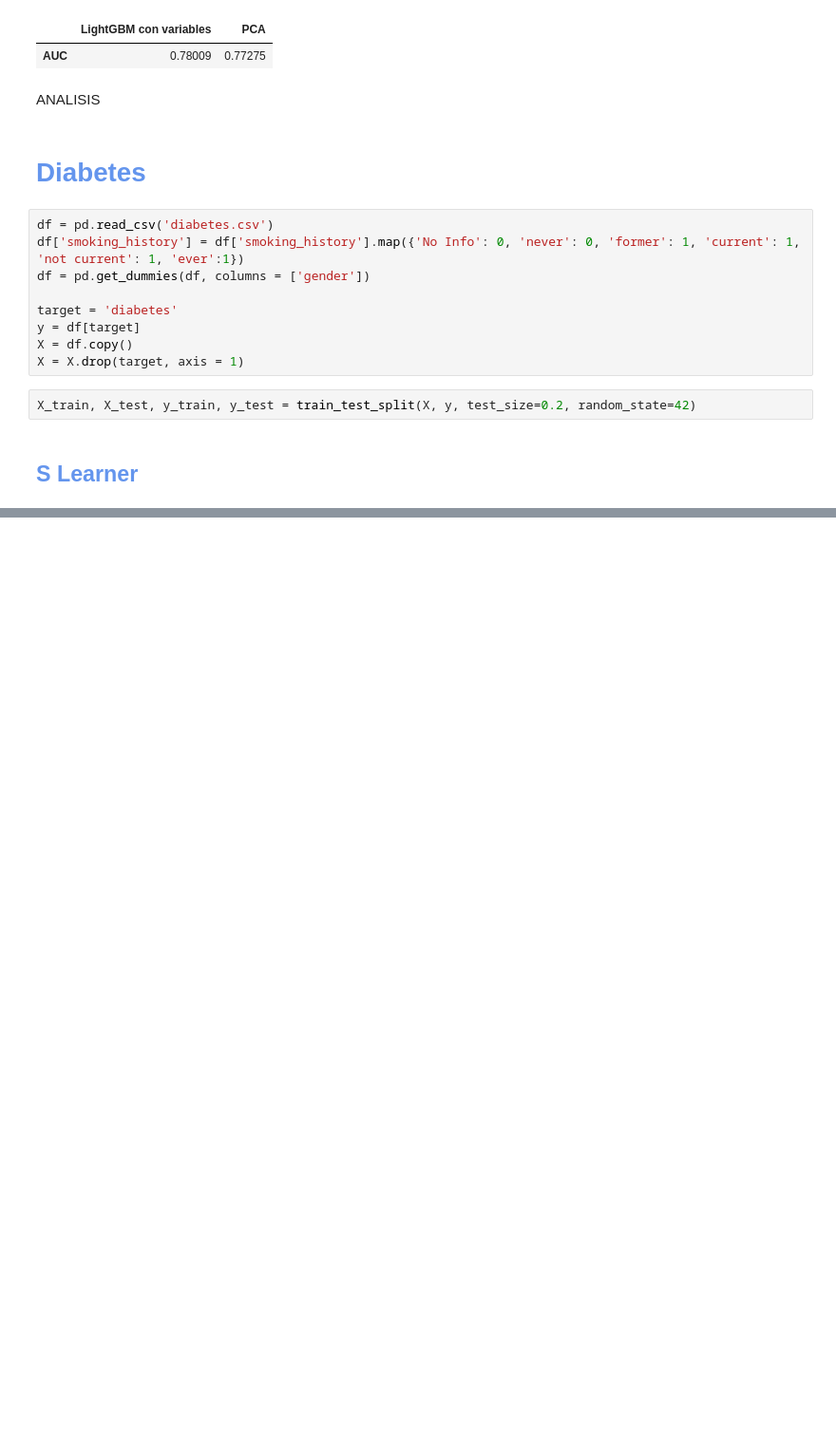
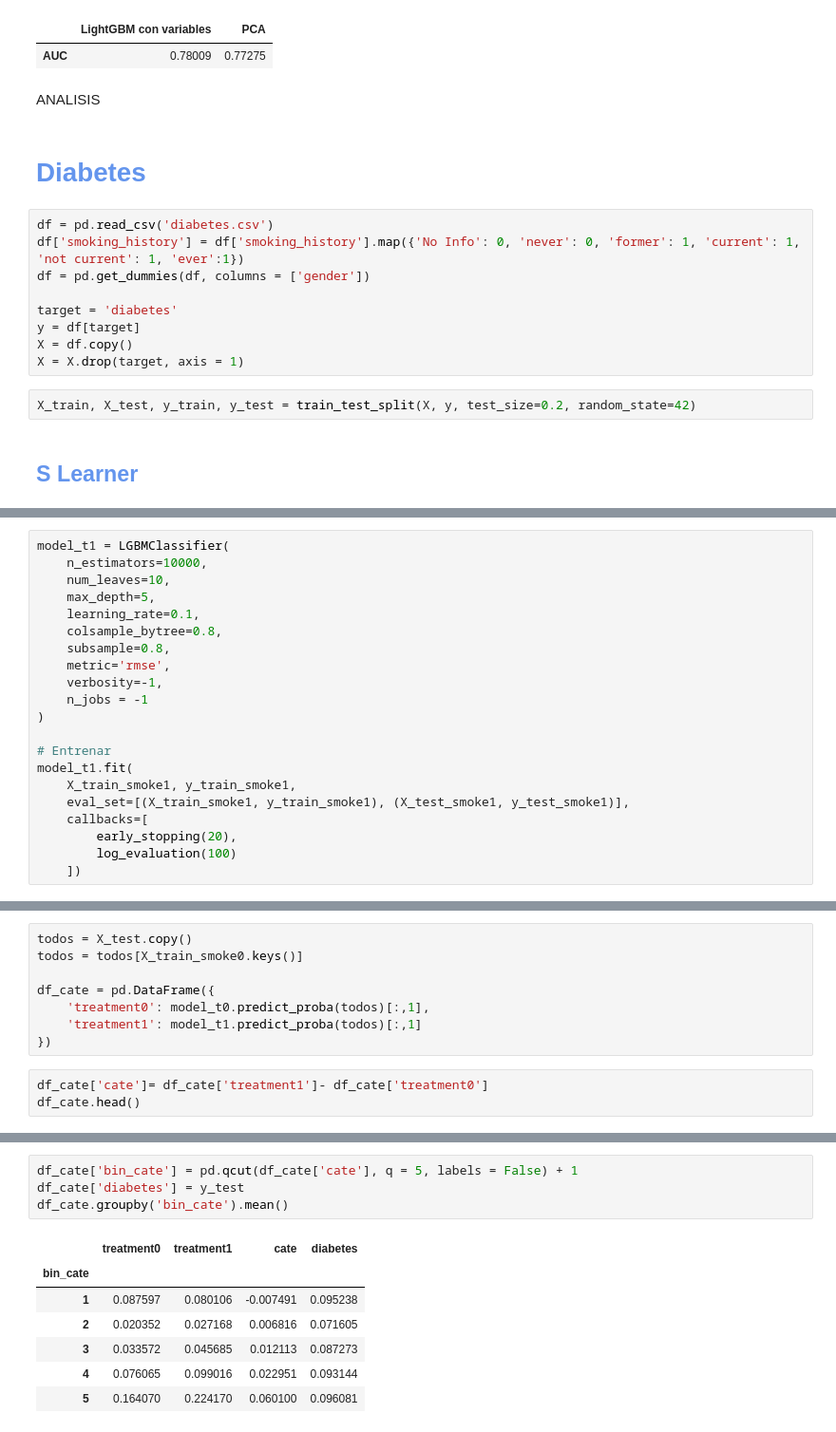
Before and after one commit to arantzaghg/lab_aprendizaje_estadistico, a Jupyter notebook: Examen 4 correcto- Arantza Gomez Haro Gamboa.ipynb, the cells around one changed output, grey strips where cells are left out. Shown at 95% size. Drawn from its saved outputs; the diff is of its cells as text; blank space fills up the shorter version.

```diff
--- a/Examen 4 correcto- Arantza Gomez Haro Gamboa.ipynb
+++ b/Examen 4 correcto- Arantza Gomez Haro Gamboa.ipynb
@@ -324,0 +410,21 @@ Early stopping, best iteration is:
+# %%
+model_t1 = LGBMClassifier(
+    n_estimators=10000,
+    num_leaves=10,
+    max_depth=5,
+    learning_rate=0.1,
+    colsample_bytree=0.8,
+    subsample=0.8,
+    metric='rmse',
+    verbosity=-1,
+    n_jobs = -1
+)
+
+# Entrenar
+model_t1.fit(
+    X_train_smoke1, y_train_smoke1,
+    eval_set=[(X_train_smoke1, y_train_smoke1), (X_test_smoke1, y_test_smoke1)],
+    callbacks=[
+        early_stopping(20),
+        log_evaluation(100)
+    ])
@@ -324,0 +438,11 @@ Early stopping, best iteration is:
+# %%
+todos = X_test.copy()
+todos = todos[X_train_smoke0.keys()]
+
+df_cate = pd.DataFrame({
+    'treatment0': model_t0.predict_proba(todos)[:,1],
+    'treatment1': model_t1.predict_proba(todos)[:,1]
+})
+# %%
+df_cate['cate']= df_cate['treatment1']- df_cate['treatment0']
+df_cate.head()
@@ -324,0 +456,12 @@ Early stopping, best iteration is:
+# %%
+df_cate['bin_cate'] = pd.qcut(df_cate['cate'], q = 5, labels = False) + 1
+df_cate['diabetes'] = y_test
+df_cate.groupby('bin_cate').mean()
+# %% [output]
+|  | treatment0 | treatment1 | cate | diabetes |
+| bin_cate |  |  |  |  |
+| 1 | 0.087597 | 0.080106 | -0.007491 | 0.095238 |
+| 2 | 0.020352 | 0.027168 | 0.006816 | 0.071605 |
+| 3 | 0.033572 | 0.045685 | 0.012113 | 0.087273 |
+| 4 | 0.076065 | 0.099016 | 0.022951 | 0.093144 |
+| 5 | 0.164070 | 0.224170 | 0.060100 | 0.096081 |
```
Also changed, not shown: parts of 15 cells of this notebook.
